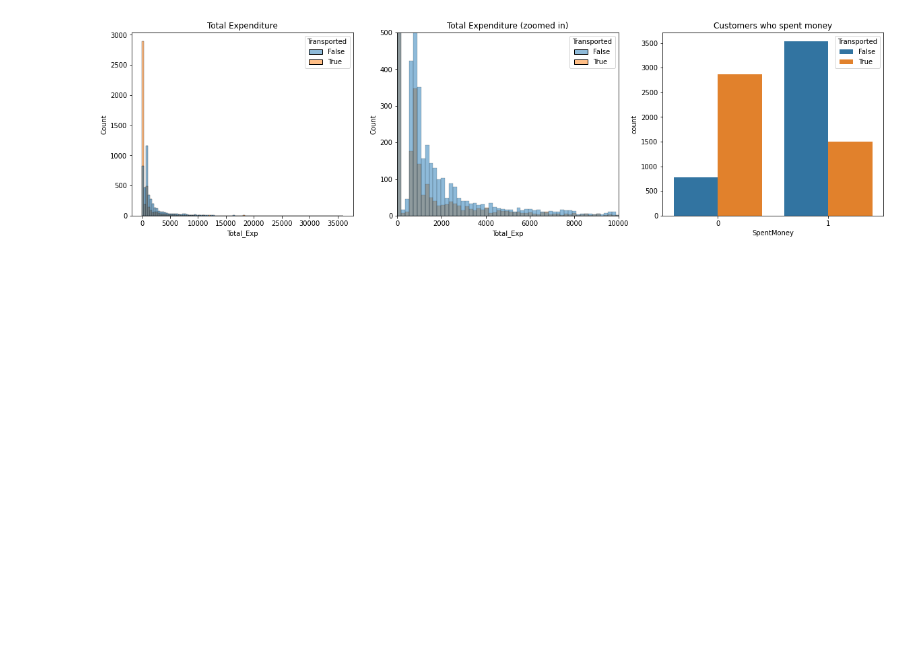
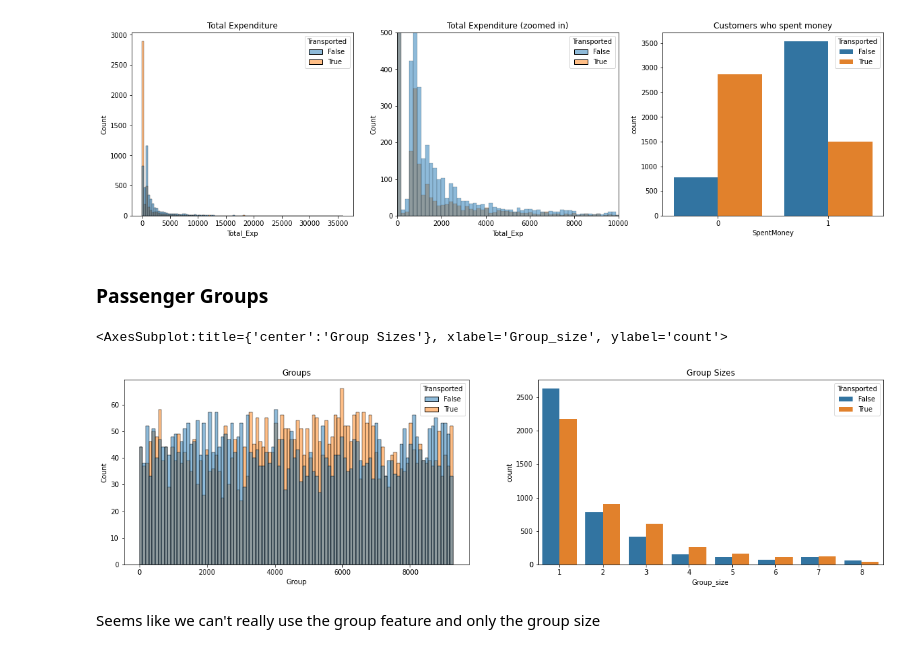
Before and after one commit to danielsaiger1/Data_Analytics, a Jupyter notebook: spaceship-titanic.ipynb, the cells around one changed output. Saved outputs shown, nothing was run; the diff lists cells and outputs as text; code cells hidden in the pictures; blank space fills up the shorter version.

```diff
--- a/spaceship-titanic.ipynb
+++ b/spaceship-titanic.ipynb
@@ -378,3 +378,5 @@ sns.countplot(data = train, x = "SpentMoney", hue = 'Transported')
 # %% [output]
 <AxesSubplot:title={'center':'Customers who spent money'}, xlabel='SpentMoney', ylabel='count'>
 [figure]
+# %% [markdown]
+### Passenger Groups
@@ -380,0 +391,14 @@ sns.countplot(data = train, x = "SpentMoney", hue = 'Transported')
+# %%
+plt.figure(figsize = (20,5))
+plt.subplot(1,2,1)
+plt.title('Groups')
+sns.histplot(data = train, x = 'Group', hue = 'Transported', bins = 100)
+
+plt.subplot(1,2,2)
+plt.title('Group Sizes')
+sns.countplot(data = train, x = "Group_size", hue = "Transported")
+# %% [output]
+<AxesSubplot:title={'center':'Group Sizes'}, xlabel='Group_size', ylabel='count'>
+[figure, added]
+# %% [markdown]
+Seems like we can't really use the group feature and only the group size
```
Also changed, not shown: parts of 2 cells of this notebook.
